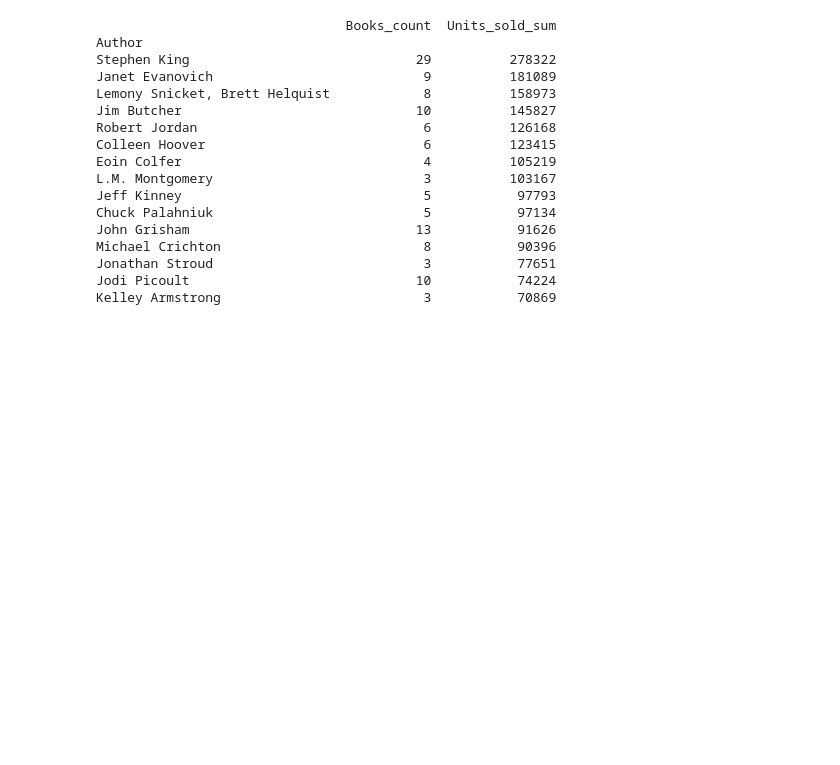
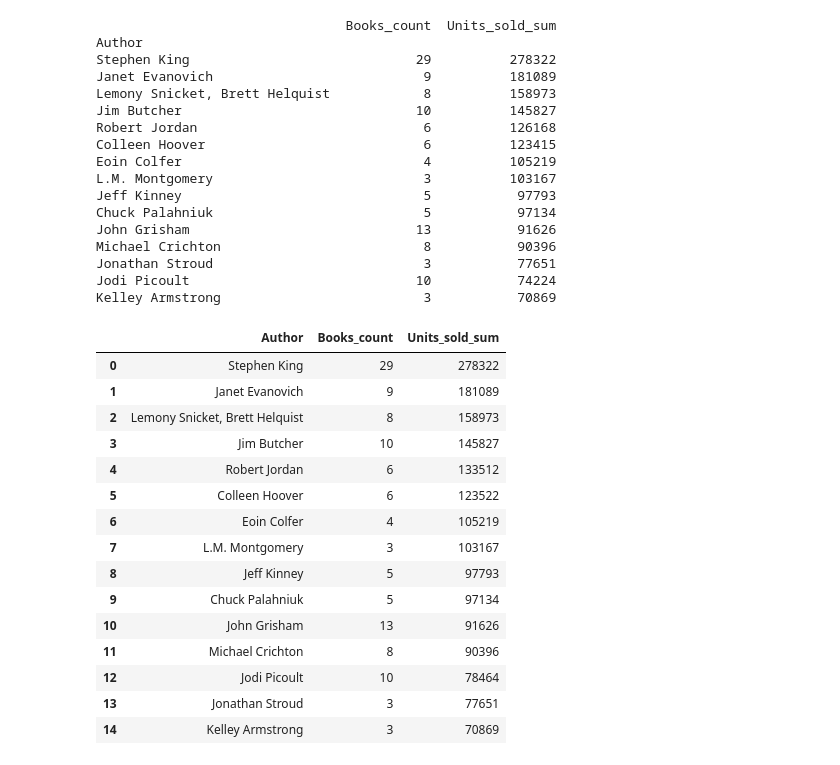
Before and after one commit to NourSaf/dataStructures-course-content, a Jupyter notebook: 08_Pandas/pandas_intro/Homework9-0pandas-intro.ipynb, the cells around one changed output. Cells and saved outputs as stored; diff of their text form; code cells hidden in the pictures; blank space fills up the shorter version.

```diff
--- a/08_Pandas/pandas_intro/Homework9-0pandas-intro.ipynb
+++ b/08_Pandas/pandas_intro/Homework9-0pandas-intro.ipynb
@@ -467,3 +467,24 @@ Michael Crichton                          8           90396
 Jonathan Stroud                           3           77651
 Jodi Picoult                             10           74224
 Kelley Armstrong                          3           70869
+# %%
+colms_a_u = df[['Author','Units_Sold', 'Book_Name']]
+df_group = colms_a_u.groupby('Author').agg(Books_count=('Book_Name', 'count'),Units_sold_sum=('Units_Sold', 'sum')).sort_values(by='Units_sold_sum', ascending=False).head(15).reset_index()
+df_group
+# %% [output]
+|  | Author | Books_count | Units_sold_sum |
+| 0 | Stephen King | 29 | 278322 |
+| 1 | Janet Evanovich | 9 | 181089 |
+| 2 | Lemony Snicket, Brett Helquist | 8 | 158973 |
+| 3 | Jim Butcher | 10 | 145827 |
+| 4 | Robert Jordan | 6 | 133512 |
+| 5 | Colleen Hoover | 6 | 123522 |
+| 6 | Eoin Colfer | 4 | 105219 |
+| 7 | L.M. Montgomery | 3 | 103167 |
+| 8 | Jeff Kinney | 5 | 97793 |
+| 9 | Chuck Palahniuk | 5 | 97134 |
+| 10 | John Grisham | 13 | 91626 |
+| 11 | Michael Crichton | 8 | 90396 |
+| 12 | Jodi Picoult | 10 | 78464 |
+| 13 | Jonathan Stroud | 3 | 77651 |
+| 14 | Kelley Armstrong | 3 | 70869 |
```
Also changed, not shown: parts of 1 cell of this notebook.
